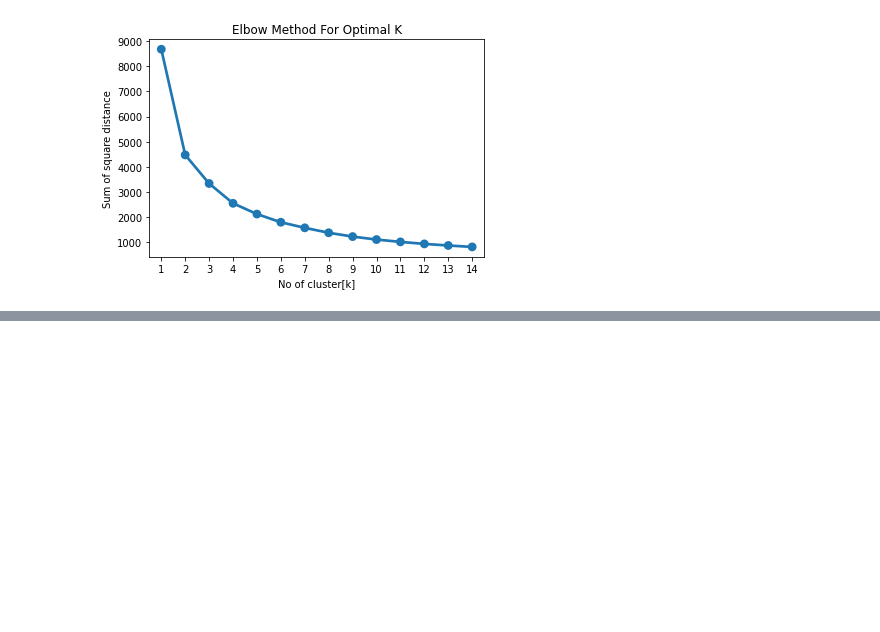
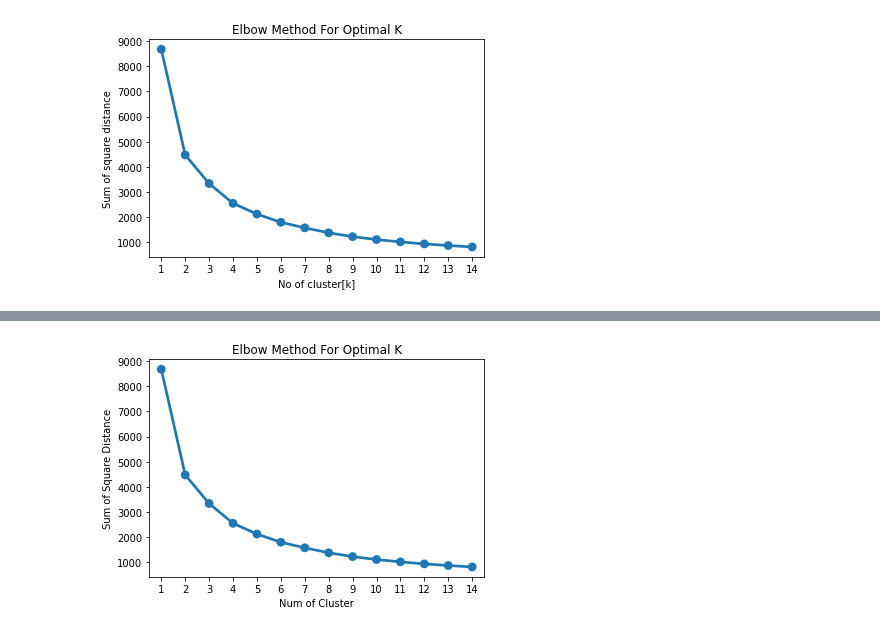
Before and after one commit to Mmbsaksd/Online-Retail, a Jupyter notebook: Online_Retail.ipynb, the cells around one changed output, grey strips where cells are left out. Cells and saved outputs as stored; diff of their text form; code cells hidden in the pictures; blank space fills up the shorter version.

```diff
--- a/Online_Retail.ipynb
+++ b/Online_Retail.ipynb
@@ -838,0 +898,17 @@ plt.show()
+# %%
+#Plotting elbow method for optimal k
+from sklearn.cluster import KMeans
+sum_of_sq_dist = {}
+for k in range(1,15):
+  km = KMeans(n_clusters = k, init='k-means++', max_iter=1000)
+  km = km.fit(x)
+  sum_of_sq_dt[k] = km.inertia_
+
+#Plot the graph for the sum of square distance values and Number of Cluster
+sns.pointplot(x=list(sum_of_sq_dt.keys()), y = list(sum_of_sq_dt.values()))
+plt.xlabel('Num of Cluster')
+plt.ylabel('Sum of Square Distance')
+plt.title('Elbow Method For Optimal K')
+plt.show()
+# %% [output]
+[figure, added]
```
Also changed, not shown: parts of 7 cells of this notebook.
